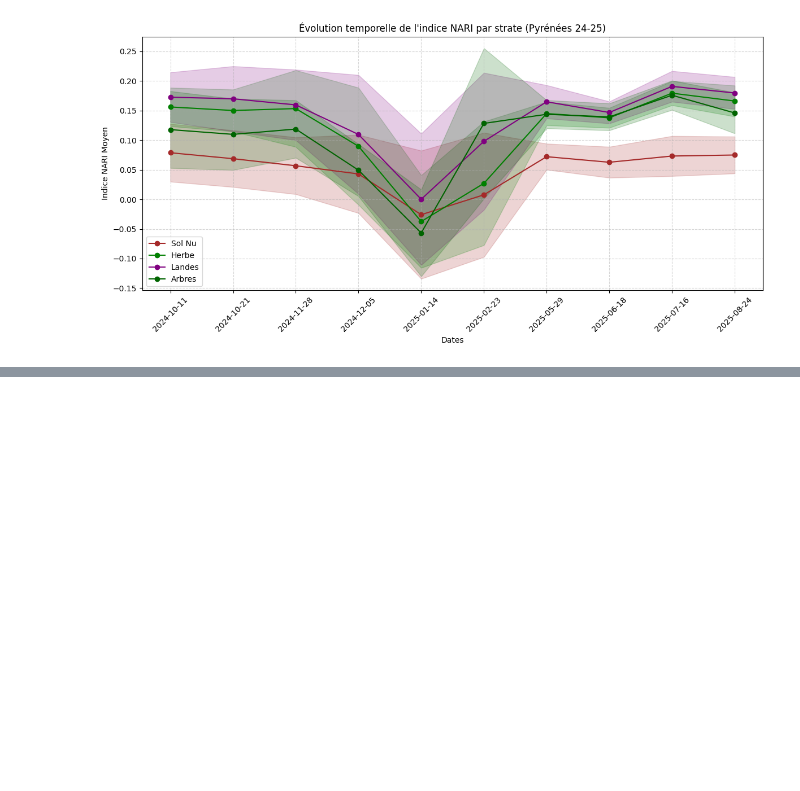
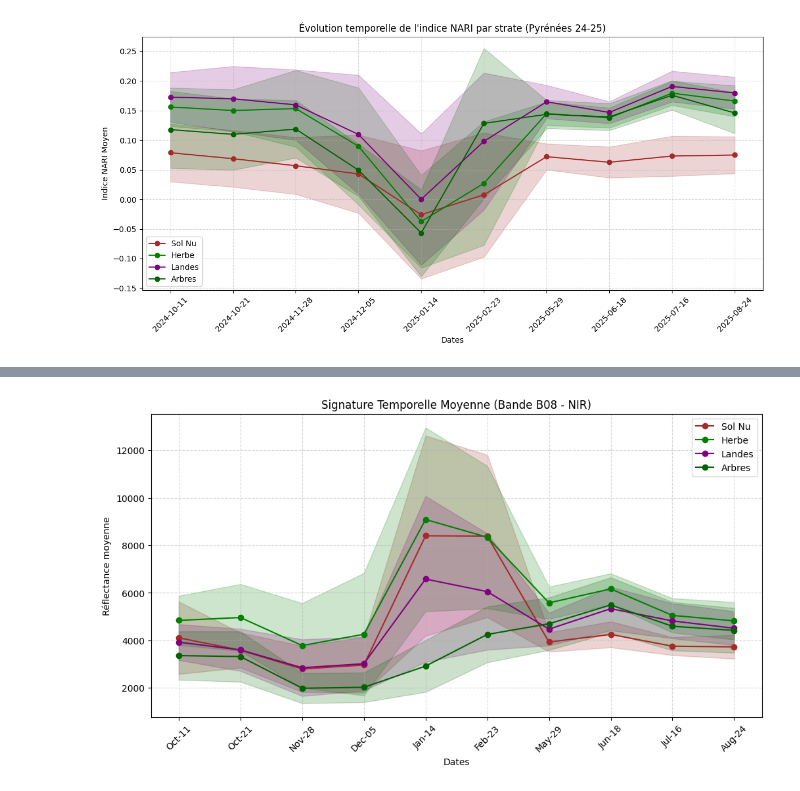
Before and after one commit to Matteolng/projet_teledec, a Jupyter notebook: notebook/notebook_v2.ipynb, the cells around one changed output, grey strips where cells are left out. Drawn from its saved outputs; the diff is of its cells as text; code cells hidden in the pictures; blank space fills up the shorter version.

```diff
--- a/notebook/notebook_v2.ipynb
+++ b/notebook/notebook_v2.ipynb
@@ -440,0 +808,38 @@ print(f"Carte sauvegardée sous : {out_map_path}")
+# %%
+# On veut récupérer les 10 colonnes correspondant à B08
+# B08 est à l'index bande 6. Donc colonnes 60 à 69.
+start_col = 60
+end_col = 70
+dates_labels = ['Oct-11', 'Oct-21', 'Nov-28', 'Dec-05', 'Jan-14', 'Feb-23', 'May-29', 'Jun-18', 'Jul-16', 'Aug-24']
+x_axis = range(10)
+
+plt.figure(figsize=(12, 6))
+
+for c in [1, 2, 3, 4]:
+    mask = (Y == c)
+    # On prend toutes les dates pour la bande B08 pour la classe c
+    # sub_X de forme (Nombre_pixels_classe, 10_dates)
+    sub_X = X[mask, start_col:end_col]
+
+    # Calcul Moyenne et Ecart-type par date (axis=0 -> colonne par colonne)
+    means = np.mean(sub_X, axis=0)
+    stds = np.std(sub_X, axis=0)
+
+    # Plot moyenne
+    plt.plot(x_axis, means, label=labels[c], color=colors[c], marker='o')
+
+    # Ruban Ecart-type (fill_between)
+    plt.fill_between(x_axis, means - stds, means + stds, color=colors[c], alpha=0.2)
+
+plt.title("Signature Temporelle Moyenne (Bande B08 - NIR)")
+plt.xlabel("Dates")
+plt.ylabel("Réflectance moyenne")
+plt.xticks(x_axis, dates_labels, rotation=45)
+plt.legend()
+plt.grid(True, linestyle='--', alpha=0.5)
+
+# Sauvegarde
+plt.savefig("results/figure/signature_temporelle_B08.png")
+plt.show()
+# %% [output]
+[figure, added]
```
Also changed, not shown: parts of 12 cells of this notebook.
